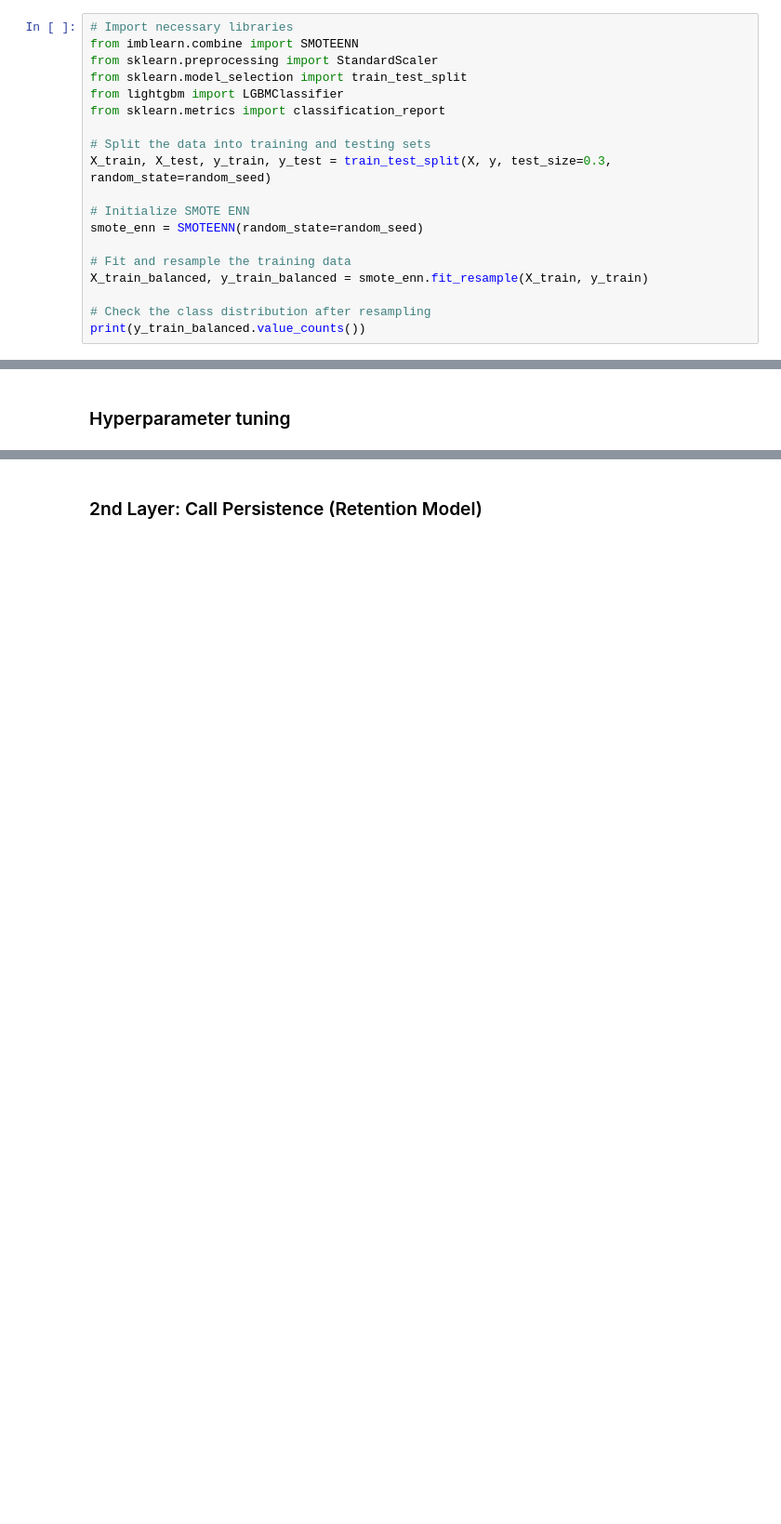
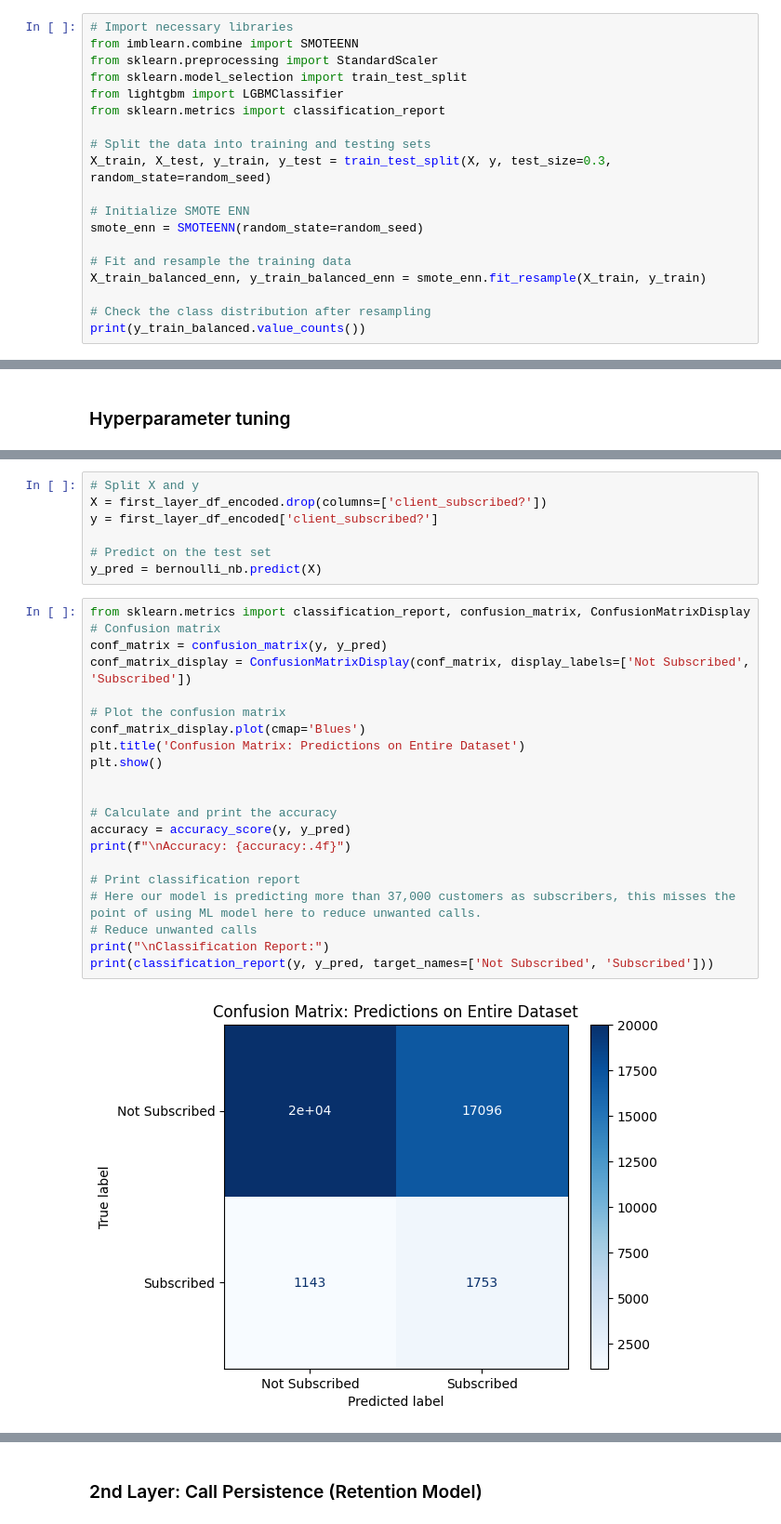
Before and after one commit to Areeb297/Term-Deposit-Marketing, a Jupyter notebook: Term_Deposit_Marketing.ipynb, the cells around one changed output, grey strips where cells are left out. Shown: that part at 93% size. Cells and saved outputs as stored; diff of their text form; blank space fills up the shorter version.

```diff
--- a/Term_Deposit_Marketing.ipynb
+++ b/Term_Deposit_Marketing.ipynb
@@ -617,7 +685,7 @@ X_train, X_test, y_train, y_test = train_test_split(X, y, test_size=0.3, random_
 smote_enn = SMOTEENN(random_state=random_seed)
 
 # Fit and resample the training data
-X_train_balanced, y_train_balanced = smote_enn.fit_resample(X_train, y_train)
+X_train_balanced_enn, y_train_balanced_enn = smote_enn.fit_resample(X_train, y_train)
 
 # Check the class distribution after resampling
 print(y_train_balanced.value_counts())
@@ -768,0 +1335,30 @@ Not Subscribed       0.93      0.64      0.76      7423
+# %%
+# Split X and y
+X = first_layer_df_encoded.drop(columns=['client_subscribed?'])
+y = first_layer_df_encoded['client_subscribed?']
+
+# Predict on the test set
+y_pred = bernoulli_nb.predict(X)
+# %%
+from sklearn.metrics import classification_report, confusion_matrix, ConfusionMatrixDisplay
+# Confusion matrix
+conf_matrix = confusion_matrix(y, y_pred)
+conf_matrix_display = ConfusionMatrixDisplay(conf_matrix, display_labels=['Not Subscribed', 'Subscribed'])
+
+# Plot the confusion matrix
+conf_matrix_display.plot(cmap='Blues')
+plt.title('Confusion Matrix: Predictions on Entire Dataset')
+plt.show()
+
+
+# Calculate and print the accuracy
+accuracy = accuracy_score(y, y_pred)
+print(f"\nAccuracy: {accuracy:.4f}")
+
+# Print classification report
+# Here our model is predicting more than 37,000 customers as subscribers, this misses the point of using ML model here to reduce unwanted calls.
+# Reduce unwanted calls
+print("\nClassification Report:")
+print(classification_report(y, y_pred, target_names=['Not Subscribed', 'Subscribed']))
+# %% [output]
+[figure, added]
```
Also changed, not shown: parts of 73 cells of this notebook.
